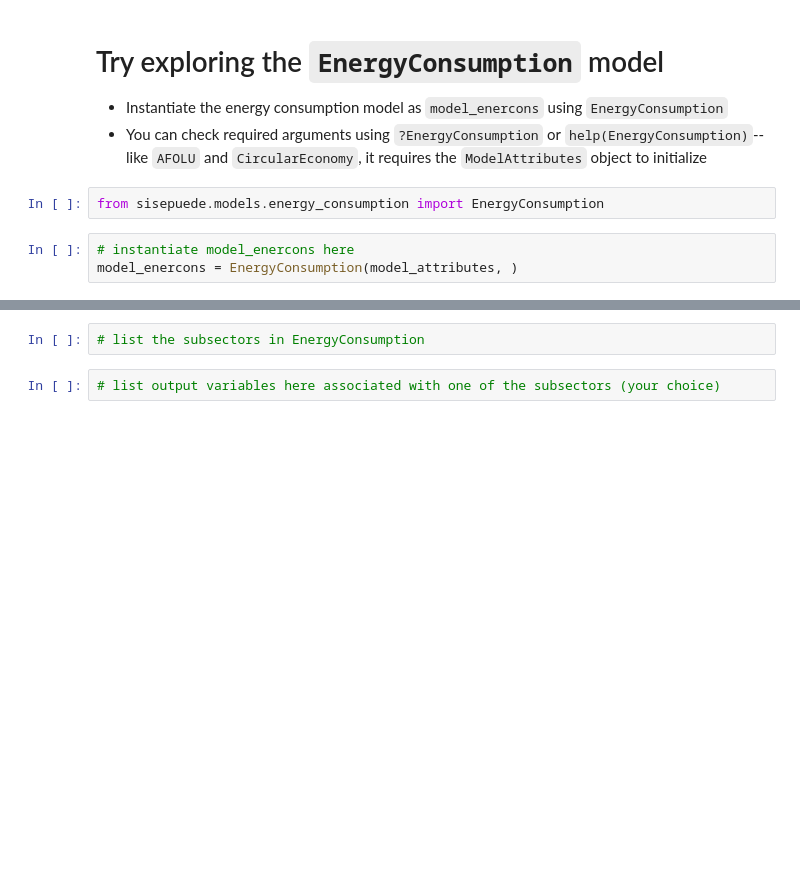
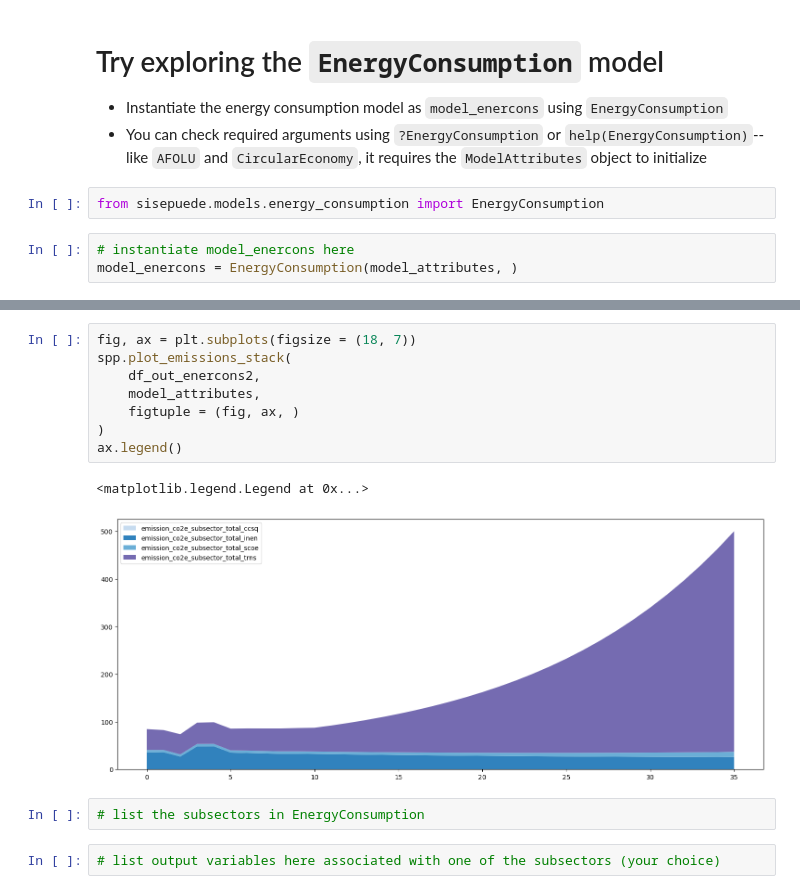
Before and after one commit to jcsyme/sisepuede_tutorials, a Jupyter notebook: sisepuede_tutorial_1-subsector_models.ipynb, the cells around one changed output, grey strips where cells are left out. Drawn from its saved outputs; the diff is of its cells as text; blank space fills up the shorter version.

```diff
--- a/sisepuede_tutorial_1-subsector_models.ipynb
+++ b/sisepuede_tutorial_1-subsector_models.ipynb
@@ -568,3 +570,14 @@ model_enercons(df_input_ec)
+# %%
+fig, ax = plt.subplots(figsize = (18, 7))
+spp.plot_emissions_stack(
+    df_out_enercons2,
+    model_attributes,
+    figtuple = (fig, ax, )
+)
+ax.legend()
+# %% [output]
+<matplotlib.legend.Legend at 0x...>
+[figure, added]
 # %%
 # list the subsectors in EnergyConsumption
 # %%
```
Also changed, not shown: parts of 11 cells of this notebook, 2 other files.
